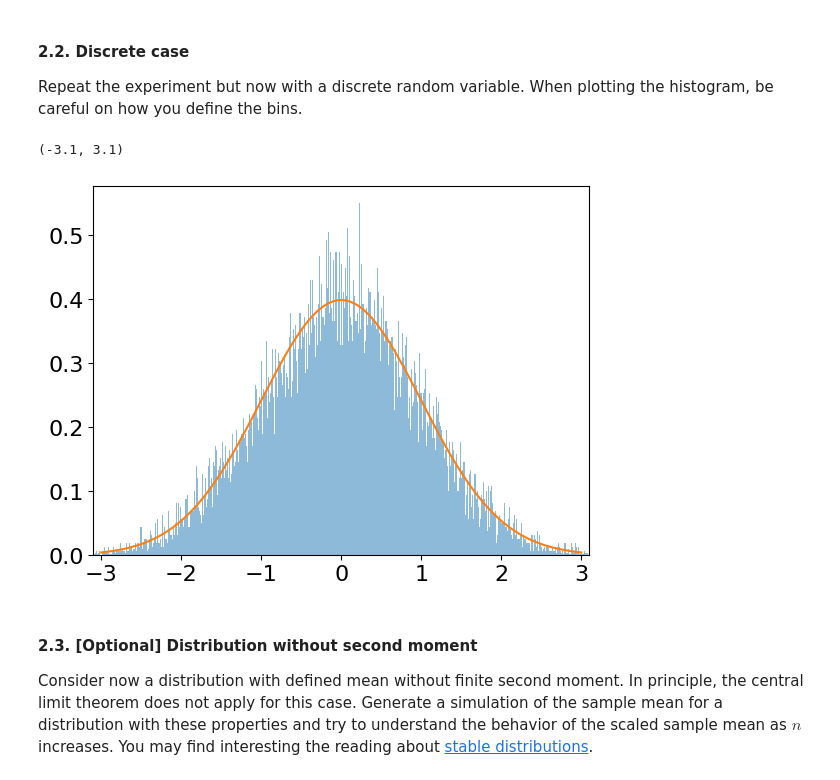
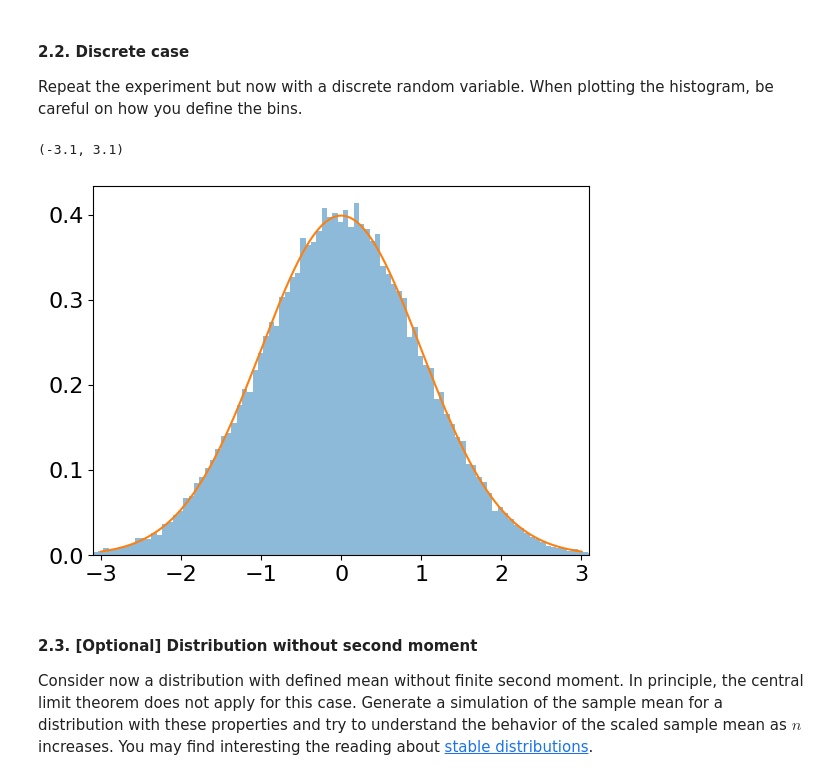
Before and after one commit to UCB-stat-201a-fall23/project02-juliaverdickt, a Jupyter notebook: Project02-Concentration.ipynb, the cells around one changed output. Saved outputs shown, nothing was run; the diff lists cells and outputs as text; code cells hidden in the pictures.

```diff
--- a/Project02-Concentration.ipynb
+++ b/Project02-Concentration.ipynb
@@ -289,31 +292,31 @@ n2 = 50000
 lambda_1 = 2
 std_dev2 = np.sqrt(2)
 
-for i in range(n):
+for i in range(n2):
     x_bar = np.mean(np.random.poisson(lambda_1, size = n2))
-    calculate = (np.sqrt(n)* ((x_bar - (lambda_1))/(std_dev2)))
+    calculate = (np.sqrt(n2)* ((x_bar - (lambda_1))/(std_dev2)))
     value2.append(calculate)
 # %%
 # Create a histogram of 'value2'
 
-plt.hist(value2, np.unique(value2), density=True, alpha = 0.5)
+plt.hist(value2, bins = 150, density=True, alpha = 0.5)
 
 #This code is just for myself, not on the plot
 #sns.kdeplot(value2, label='Density Line', bw_method=0.25)
 
 # Create a range of values for the x-axis of the standard normal
 x = np.linspace(-3, 3, 50000)
 
 # Calculate the corresponding probability density function (PDF) values for a standard normal distribution
 pdf = (1 / (np.sqrt(2 * np.pi))) * np.exp(-0.5 * (x**2))
 
 # overlay the standard normal N(0,1) distribution over the histogram to compare
 plt.plot(x, pdf)
 
 plt.xlim(-3.1,3.1)
 # %% [output]
 (-3.1, 3.1)
-[figure, old version]
+[figure, new version]
 # %% [markdown]
 #### 2.3. [Optional] Distribution without second moment
 
```
Also changed, not shown: parts of 3 cells of this notebook.
